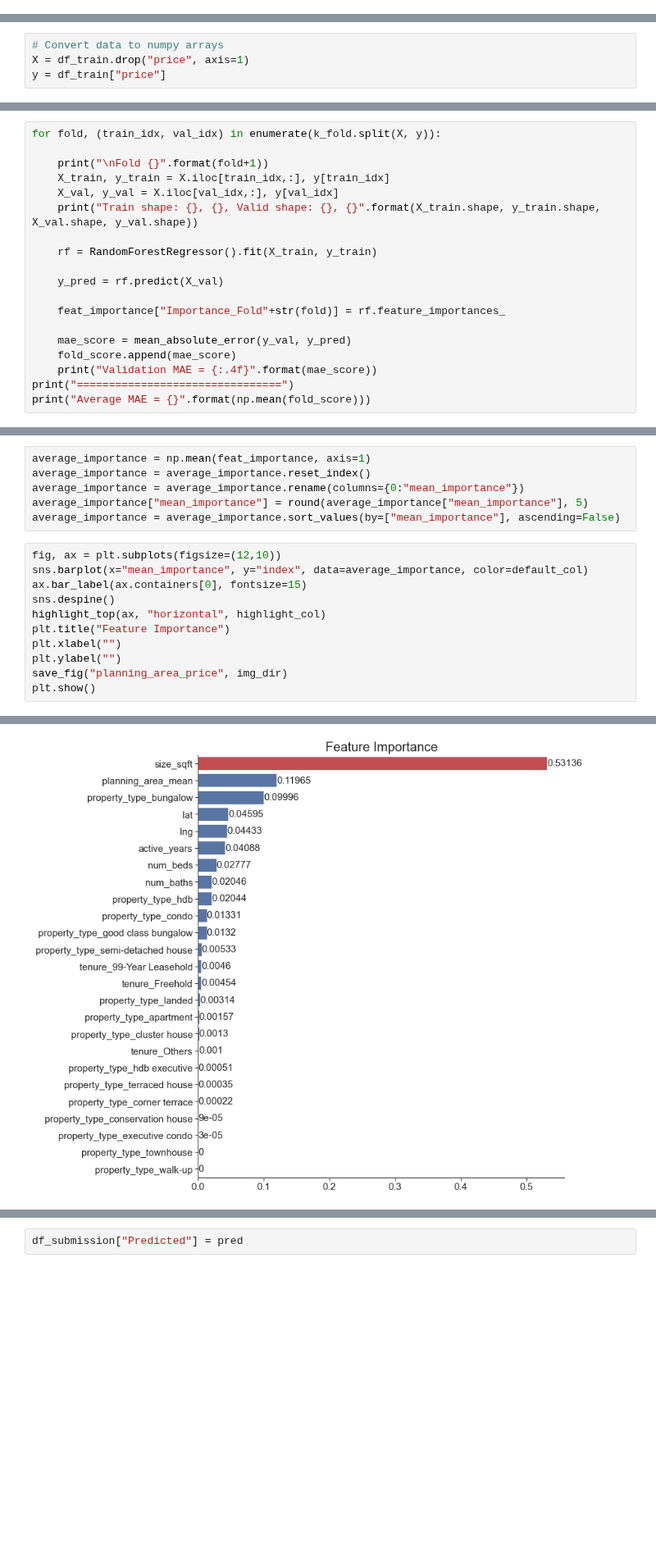
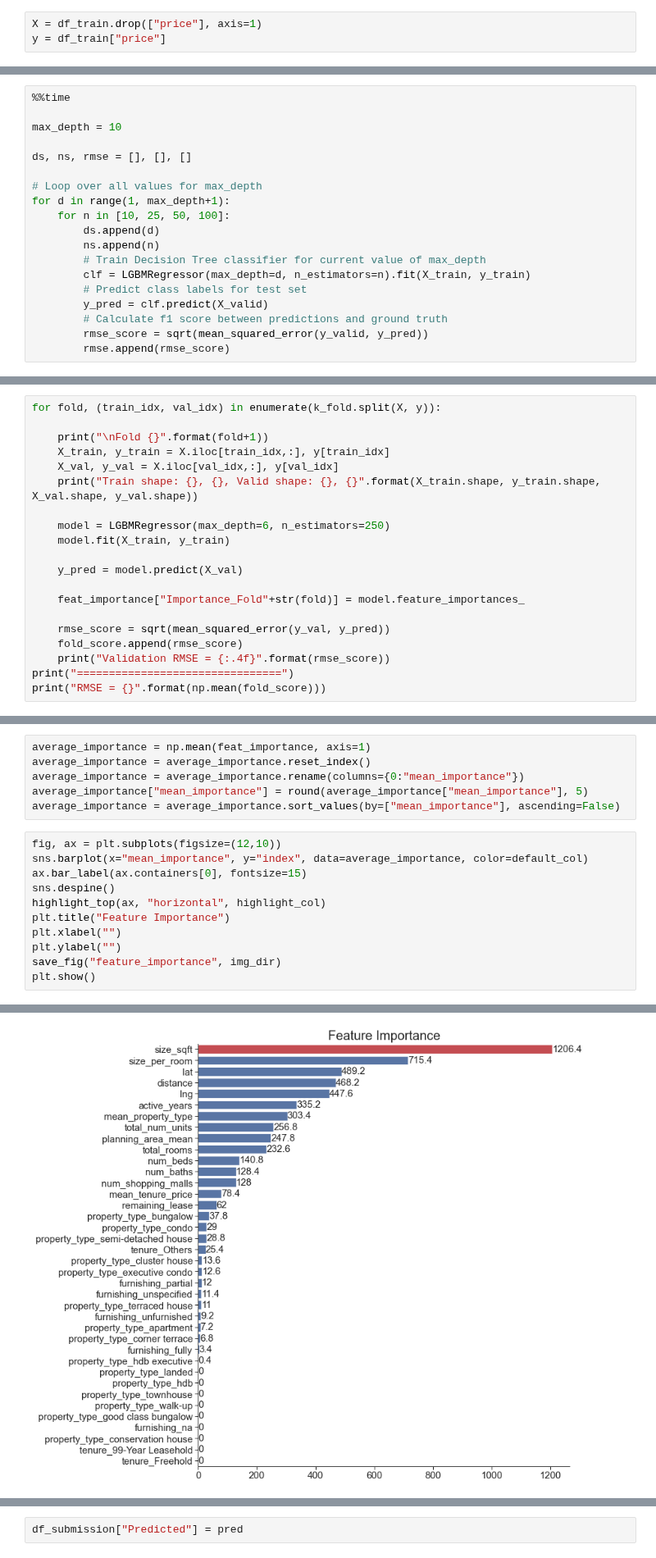
Before and after one commit to Joanna-Khek/CS5228_TeamMaverick, a Jupyter notebook: src/Training.ipynb, the cells around one changed output, grey strips where cells are left out. Shown at 82% size. Cells and saved outputs as stored; diff of their text form; blank space fills up the shorter version.

```diff
--- a/src/Training.ipynb
+++ b/src/Training.ipynb
@@ -26,6 +41,9 @@ from utils import highlight_top, save_fig
 df_train = pd.read_csv("../clean_data/train_preproc.csv", index_col=0)
 df_test = pd.read_csv("../clean_data/test_preproc.csv", index_col=0)
 df_submission = pd.read_csv("../raw_data/example-submission.csv")
+# %%
+X = df_train.drop(["price"], axis=1)
+y = df_train["price"]
 # %%
 sns.set_theme(style="ticks")
 sns.set_context("paper", rc={"xtick.labelsize":15,
@@ -43,7 +59,3 @@ img_dir = Path("../images/")
-# %%
-# Convert data to numpy arrays
-X = df_train.drop("price", axis=1)
-y = df_train["price"]
 # %% [markdown]
 - We will start off with ensemble tree methods since it doesn't require standardization and performs relatively well.
 - We will also be able to leverage on the feature importance function to have a sense of how each feature is performing
@@ -61,3 +73,22 @@ Size of test: 4029
 fold_score = []
 feat_importance = pd.DataFrame(index = X.columns)
 k_fold = KFold(n_splits=5, shuffle=True, random_state=0)
+# %%
+%%time
+
+max_depth = 10
+
+ds, ns, rmse = [], [], []
+
+# Loop over all values for max_depth
+for d in range(1, max_depth+1):
+    for n in [10, 25, 50, 100]:
+        ds.append(d)
+        ns.append(n)
+        # Train Decision Tree classifier for current value of max_depth
+        clf = LGBMRegressor(max_depth=d, n_estimators=n).fit(X_train, y_train)
+        # Predict class labels for test set
+        y_pred = clf.predict(X_valid)
+        # Calculate f1 score between predictions and ground truth
+        rmse_score = sqrt(mean_squared_error(y_valid, y_pred))
+        rmse.append(rmse_score)
@@ -69,16 +129,17 @@ for fold, (train_idx, val_idx) in enumerate(k_fold.split(X, y)):
     X_val, y_val = X.iloc[val_idx,:], y[val_idx]
     print("Train shape: {}, {}, Valid shape: {}, {}".format(X_train.shape, y_train.shape, X_val.shape, y_val.shape))
 
-    rf = RandomForestRegressor().fit(X_train, y_train)
+    model = LGBMRegressor(max_depth=6, n_estimators=250)
+    model.fit(X_train, y_train)
 
-    y_pred = rf.predict(X_val)
+    y_pred = model.predict(X_val)
 
-    feat_importance["Importance_Fold"+str(fold)] = rf.feature_importances_
+    feat_importance["Importance_Fold"+str(fold)] = model.feature_importances_
 
-    mae_score = mean_absolute_error(y_val, y_pred)
-    fold_score.append(mae_score)
-    print("Validation MAE = {:.4f}".format(mae_score))
+    rmse_score = sqrt(mean_squared_error(y_val, y_pred))
+    fold_score.append(rmse_score)
+    print("Validation RMSE = {:.4f}".format(rmse_score))
 print("================================")
-print("Average MAE = {}".format(np.mean(fold_score)))
+print("RMSE = {}".format(np.mean(fold_score)))
 # %% [output]
 Fold 1
@@ -113,6 +174,6 @@ highlight_top(ax, "horizontal", highlight_col)
 plt.title("Feature Importance")
 plt.xlabel("")
 plt.ylabel("")
-save_fig("planning_area_price", img_dir)
+save_fig("feature_importance", img_dir)
 plt.show()
 # %% [output]
@@ -120,2 +181,2 @@ Saving figure planning_area_price
-[figure, old version]
+[figure, new version]
 # %%
```
Also changed, not shown: parts of 20 cells of this notebook, 34 other files.
